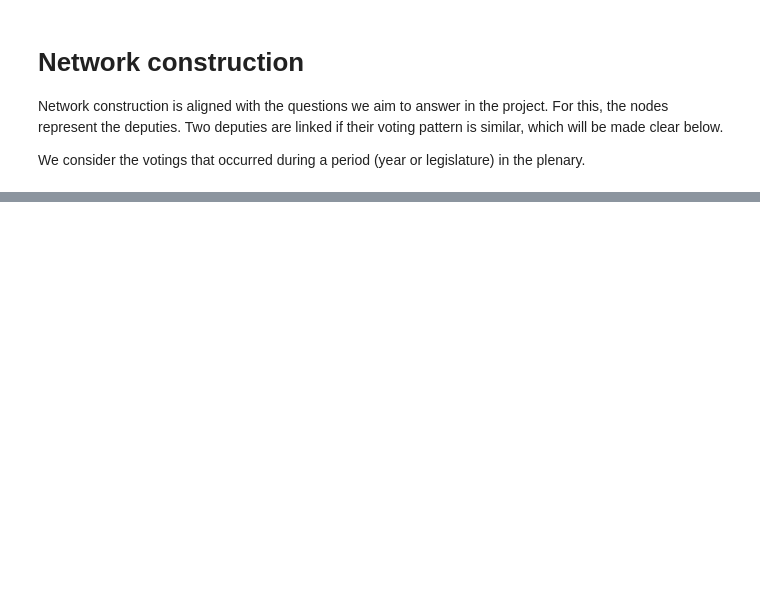
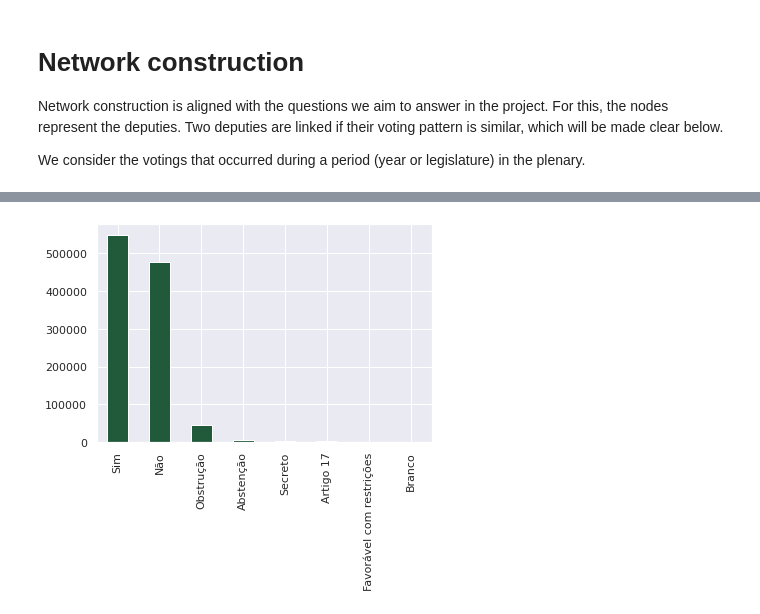
Before and after one commit to lucasmoschen/project-network-science, a Jupyter notebook: notebooks/network_construction.ipynb, the cells around one changed output, grey strips where cells are left out. Saved outputs shown, nothing was run; the diff lists cells and outputs as text; code cells hidden in the pictures; blank space fills up the shorter version.

```diff
--- a/notebooks/network_construction.ipynb
+++ b/notebooks/network_construction.ipynb
@@ -76,0 +42,6 @@ dep
+# %%
+votings_deputies = pd.read_csv('../data/tables/votes_deputies.csv')
+votings_deputies.voto.value_counts().plot.bar(color='#21593b')
+plt.show()
+# %% [output]
+[figure, added]
```
Also changed, not shown: parts of 16 cells of this notebook, 1 other file.
